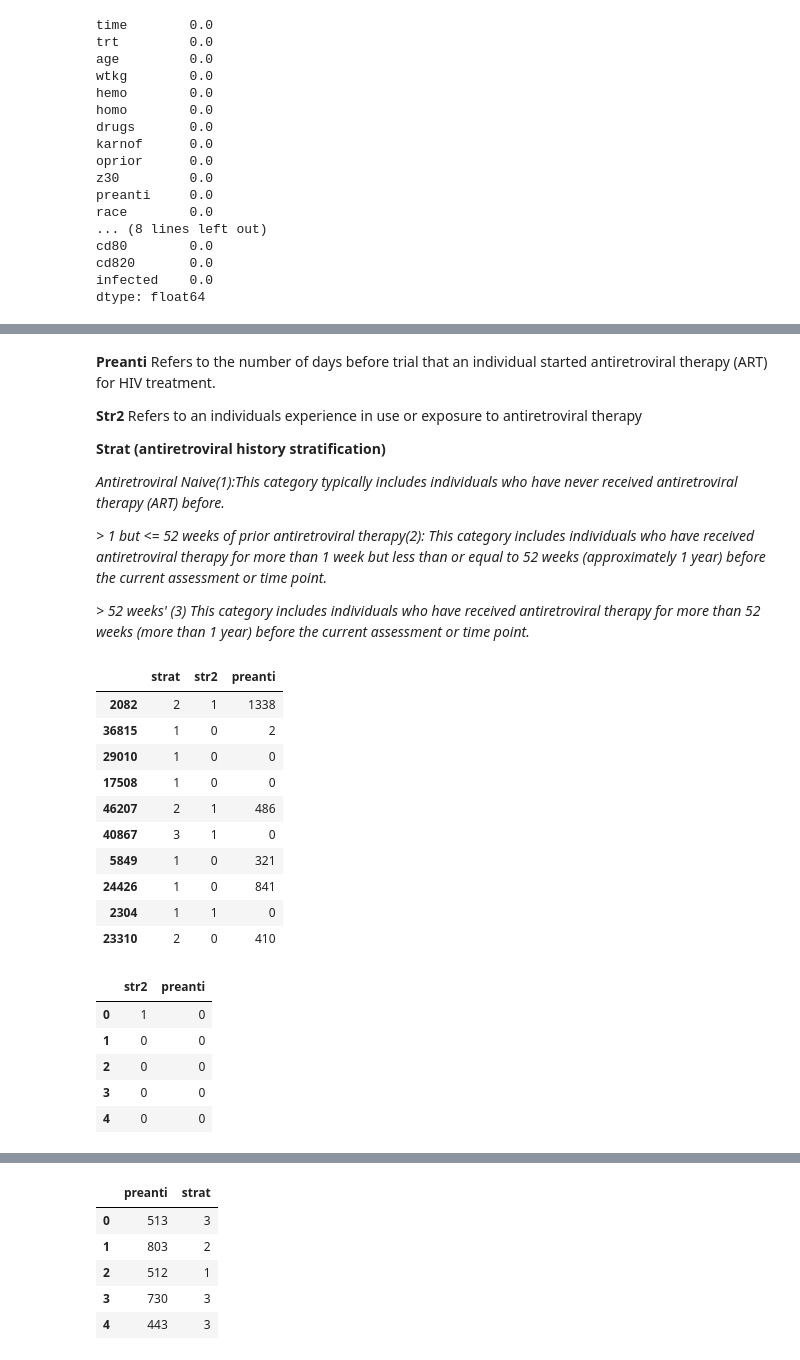
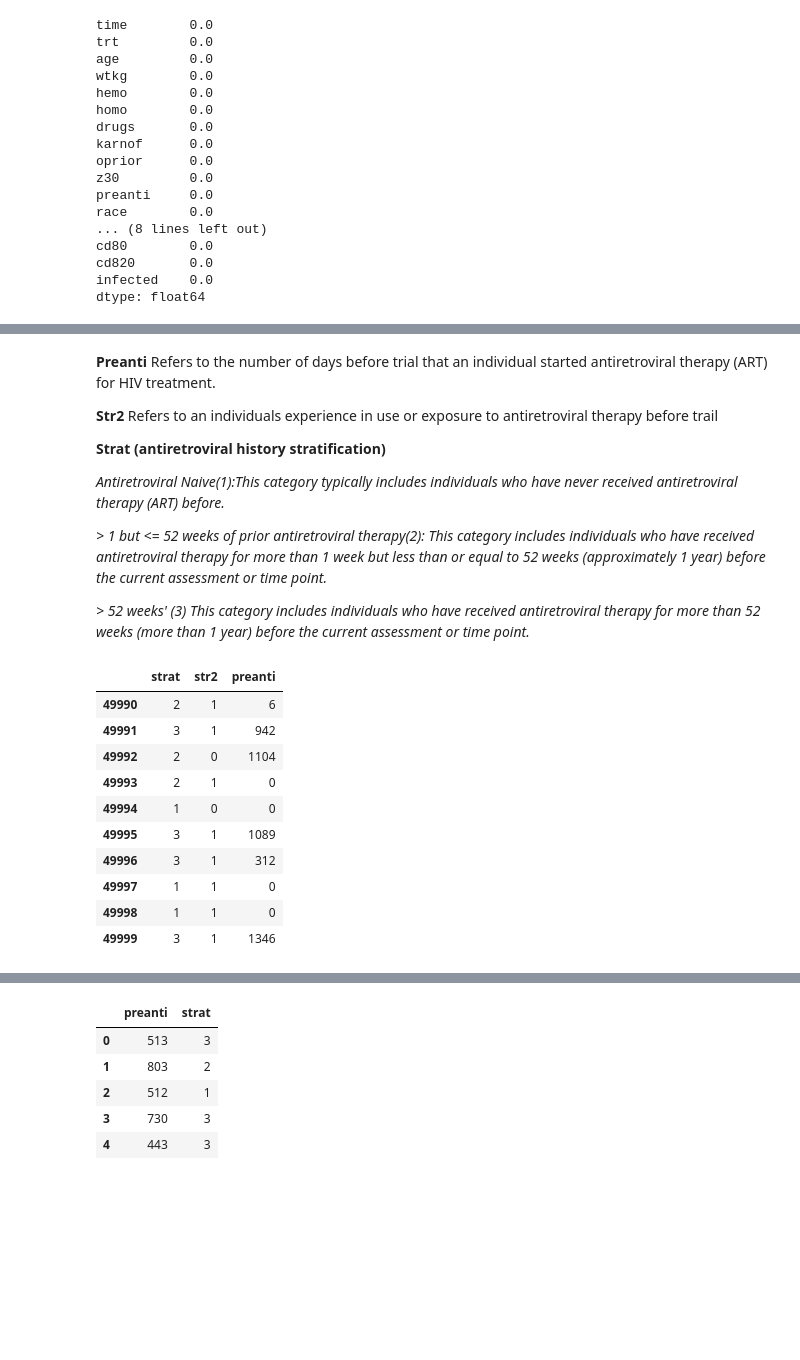
Before and after one commit to PriscillaJoan/HIV-AIDS-prediction, a Jupyter notebook: final_workbook.ipynb, the cells around one changed output, grey strips where cells are left out. Saved outputs shown, nothing was run; the diff lists cells and outputs as text; code cells hidden in the pictures; blank space fills up the shorter version.

```diff
--- a/final_workbook.ipynb
+++ b/final_workbook.ipynb
@@ -206,7 +188,7 @@ memory usage: 8.8 MB
 
 **Preanti** Refers to the number of days before trial that an individual started antiretroviral therapy (ART) for HIV treatment.
 
-**Str2** Refers to an individuals experience in use or exposure to antiretroviral therapy
+**Str2** Refers to an individuals experience in use or exposure to antiretroviral therapy before trail
 
 **Strat (antiretroviral history stratification)**
 
@@ -215,45 +197,31 @@ memory usage: 8.8 MB
 *> 1 but <= 52 weeks of prior antiretroviral therapy(2): This category includes individuals who have received antiretroviral therapy for more than 1 week but less than or equal to 52 weeks (approximately 1 year) before the current assessment or time point.*
 
 *> 52 weeks' (3) This category includes individuals who have received antiretroviral therapy for more than 52 weeks (more than 1 year) before the current assessment or time point.*
-# %%
-"""from our observation there appears to be inconsistencies in regards to the labeling of the strat column.
-For instance preanti 1461,680 should be under strat 3 instead of strat 2 and preanti 490 should be in strat 3 instead of strat 1.
-There are also inconsistencies in the labelling of the str2 column. Where preanti is 0 the value in the str2 column should be 0 also.
-But we can see instances where that is not the case
-To ensure accuracy in our predictions, we have to correctly label the values"""
-
-
-results = df[['strat' , 'str2' , 'preanti']]
-results.sample(10)
-# %% [output]
-|  | strat | str2 | preanti |
-| 2082 | 2 | 1 | 1338 |
-| 36815 | 1 | 0 | 2 |
-| 29010 | 1 | 0 | 0 |
-| 17508 | 1 | 0 | 0 |
-| 46207 | 2 | 1 | 486 |
-| 40867 | 3 | 1 | 0 |
-| 5849 | 1 | 0 | 321 |
-| 24426 | 1 | 0 | 841 |
-| 2304 | 1 | 1 | 0 |
-| 23310 | 2 | 0 | 410 |
-# %%
-# change values of str2 in regards to preanti
-"""From our observation there are inconsistencies in the labeling of str2 in regards to preanti. Where preanti is 0,str2 should also be 0"""
-# See the str2 column against the preanti column.
-
-from pandasql import sqldf
-
-q1 = """Select str2,preanti FROM df
-        WHERE preanti == 0
-        LIMIT 5"""
-result= sqldf(q1)
-result
-# %% [output]
-|  | str2 | preanti |
-| 0 | 1 | 0 |
-| 1 | 0 | 0 |
-| 2 | 0 | 0 |
-| 3 | 0 | 0 |
-| 4 | 0 | 0 |
+# %%
+"""from our observation there appears to be inconsistencies in regards to the labeling of the strat and str2 column.
+
+preanti represents the number of days a patient was exposed to treatment before trial
+Strt represents history of drug use before trial and
+Strat represents history of drug use an year before trial.
+
+A preanti of 1104 should be under strat 3 because the patient was exposed to less that a year of treatment
+and should have a str2 of 1 because the patient has a history of exposure to treatment.
+A preanti of 0 should have a str2 of 0 and a strat of 0 but as from our observation there is a preanti of 0 with str2 and strat of 1
+which is inconsistent because a patient with 0 days of exposure to treatment should have no history  of drug exposure"""
+
+
+results = df[['strat' , 'str2' , 'preanti']]
+results.tail(10)
+# %% [output]
+|  | strat | str2 | preanti |
+| 49990 | 2 | 1 | 6 |
+| 49991 | 3 | 1 | 942 |
+| 49992 | 2 | 0 | 1104 |
+| 49993 | 2 | 1 | 0 |
+| 49994 | 1 | 0 | 0 |
+| 49995 | 3 | 1 | 1089 |
+| 49996 | 3 | 1 | 312 |
+| 49997 | 1 | 1 | 0 |
+| 49998 | 1 | 1 | 0 |
+| 49999 | 3 | 1 | 1346 |
 # %%
```
Also changed, not shown: parts of 12 cells of this notebook.
